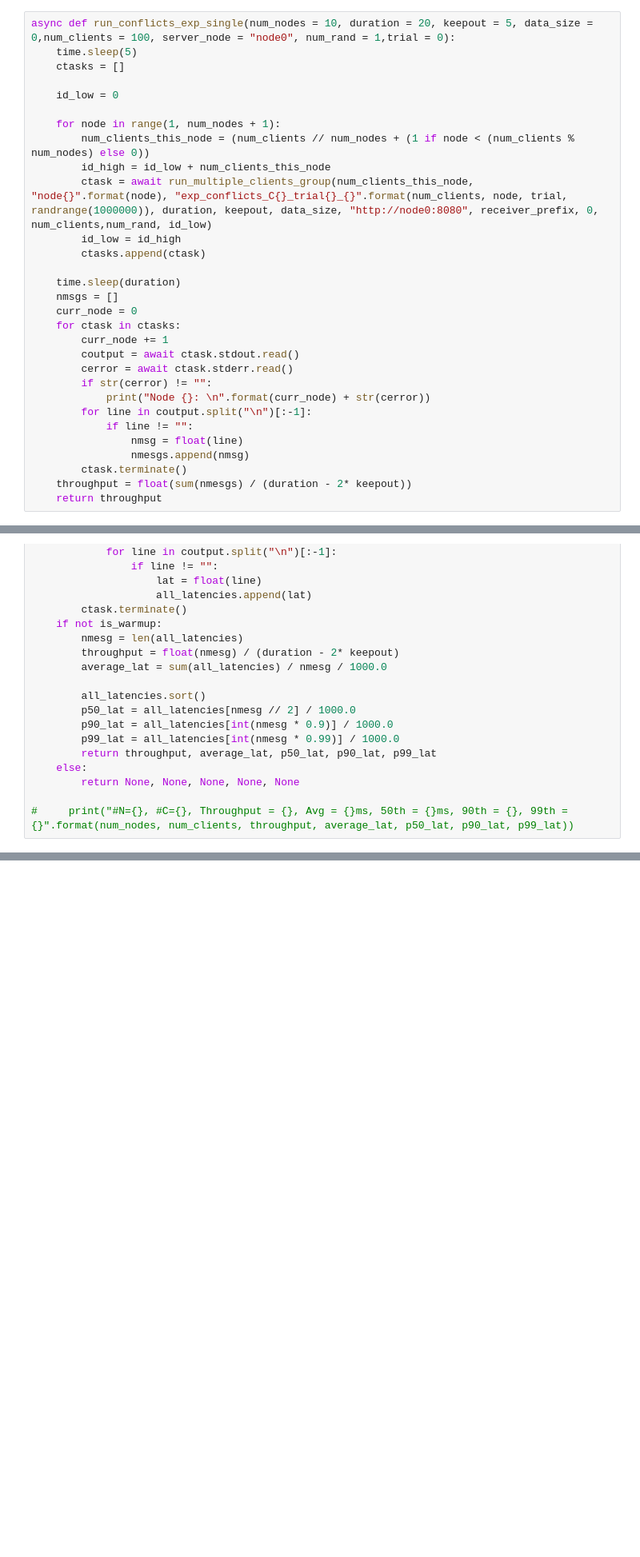
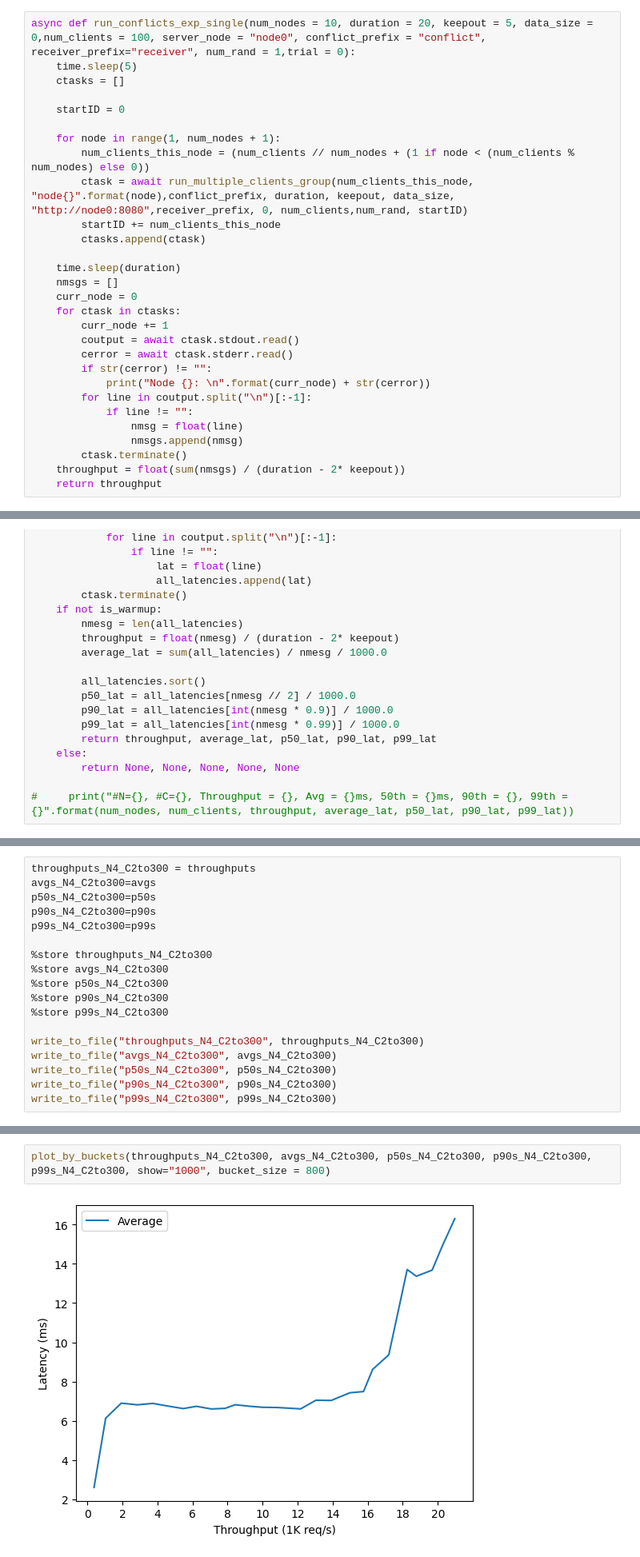
Before and after one commit to princeton-sns/frida, a Jupyter notebook: benchmark_notebook.ipynb, the cells around one changed output, grey strips where cells are left out. Shown at 80% size. Drawn from its saved outputs; the diff is of its cells as text; blank space fills up the shorter version.

```diff
--- a/benchmark_notebook.ipynb
+++ b/benchmark_notebook.ipynb
@@ -323,17 +307,16 @@ plt.show()
 # %% [output]
 [figure]
 # %%
-async def run_conflicts_exp_single(num_nodes = 10, duration = 20, keepout = 5, data_size = 0,num_clients = 100, server_node = "node0", num_rand = 1,trial = 0):
+async def run_conflicts_exp_single(num_nodes = 10, duration = 20, keepout = 5, data_size = 0,num_clients = 100, server_node = "node0", conflict_prefix = "conflict", receiver_prefix="receiver", num_rand = 1,trial = 0):
     time.sleep(5)
     ctasks = []
 
-    id_low = 0
+    startID = 0
 
     for node in range(1, num_nodes + 1):
         num_clients_this_node = (num_clients // num_nodes + (1 if node < (num_clients % num_nodes) else 0))
-        id_high = id_low + num_clients_this_node
-        ctask = await run_multiple_clients_group(num_clients_this_node, "node{}".format(node), "exp_conflicts_C{}_trial{}_{}".format(num_clients, node, trial, randrange(1000000)), duration, keepout, data_size, "http://node0:8080", receiver_prefix, 0, num_clients,num_rand, id_low)
-        id_low = id_high
+        ctask = await run_multiple_clients_group(num_clients_this_node, "node{}".format(node),conflict_prefix, duration, keepout, data_size, "http://node0:8080",receiver_prefix, 0, num_clients,num_rand, startID)
+        startID += num_clients_this_node
         ctasks.append(ctask)
 
     time.sleep(duration)
@@ -348,7 +331,7 @@ async def run_conflicts_exp_single(num_nodes = 10, duration = 20, keepout = 5, d
         for line in coutput.split("\n")[:-1]:
             if line != "":
                 nmsg = float(line)
-                nmesgs.append(nmsg)
+                nmsgs.append(nmsg)
         ctask.terminate()
-    throughput = float(sum(nmesgs) / (duration - 2* keepout))
+    throughput = float(sum(nmsgs) / (duration - 2* keepout))
     return throughput
@@ -479,0 +591,18 @@ Starting benchmark...
+# %%
+throughputs_N4_C2to300 = throughputs
+avgs_N4_C2to300=avgs
+p50s_N4_C2to300=p50s
+p90s_N4_C2to300=p90s
+p99s_N4_C2to300=p99s
+
+%store throughputs_N4_C2to300
+%store avgs_N4_C2to300
+%store p50s_N4_C2to300
+%store p90s_N4_C2to300
+%store p99s_N4_C2to300
+
+write_to_file("throughputs_N4_C2to300", throughputs_N4_C2to300)
+write_to_file("avgs_N4_C2to300", avgs_N4_C2to300)
+write_to_file("p50s_N4_C2to300", p50s_N4_C2to300)
+write_to_file("p90s_N4_C2to300", p90s_N4_C2to300)
+write_to_file("p99s_N4_C2to300", p99s_N4_C2to300)
@@ -480,3 +615,7 @@ Starting benchmark...
+# %%
+plot_by_buckets(throughputs_N4_C2to300, avgs_N4_C2to300, p50s_N4_C2to300, p90s_N4_C2to300, p99s_N4_C2to300, show="1000", bucket_size = 800)
+# %% [output]
+[figure, added]
 # %%
 throughputs_logscale = throughputs
 avgs_logscale = avgs
```
Also changed, not shown: parts of 12 cells of this notebook, 2 other files.
